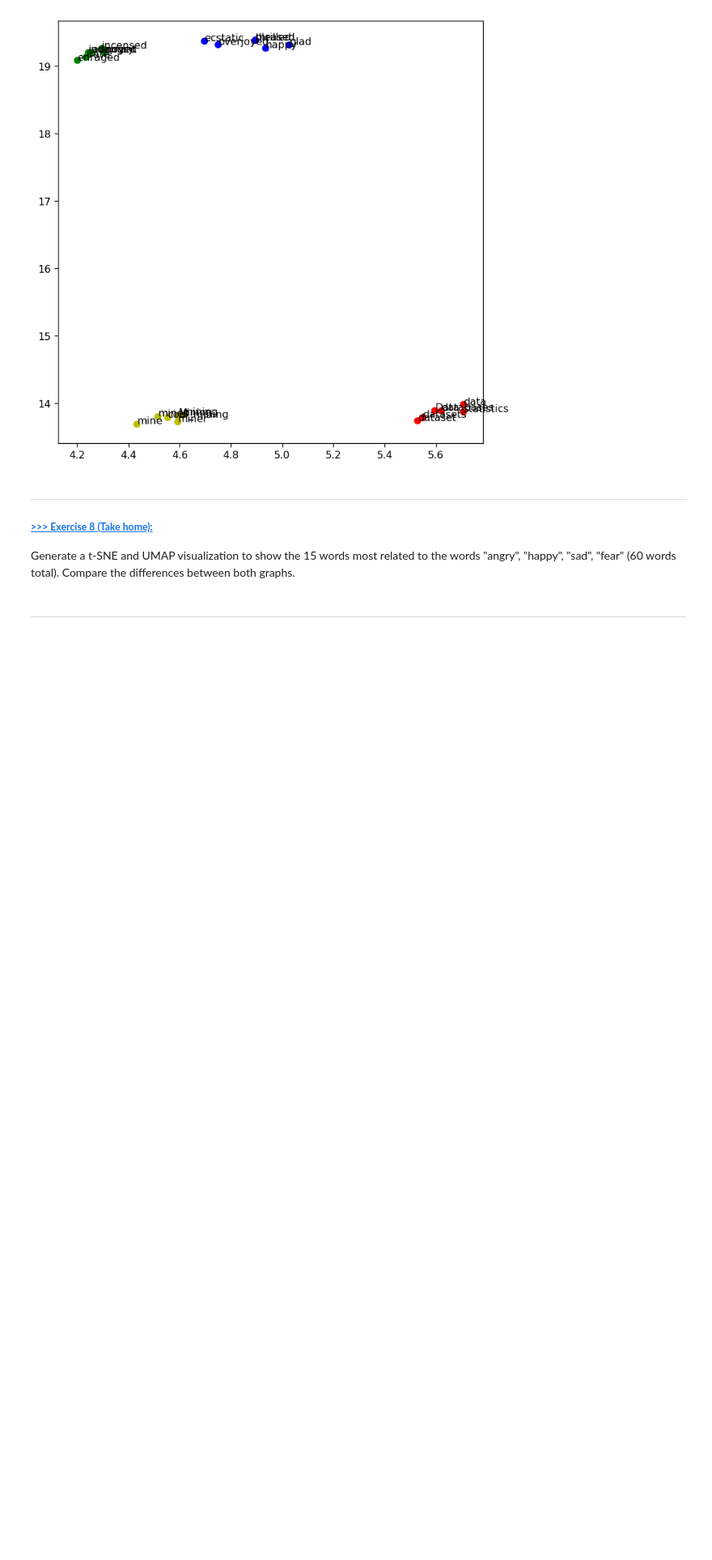
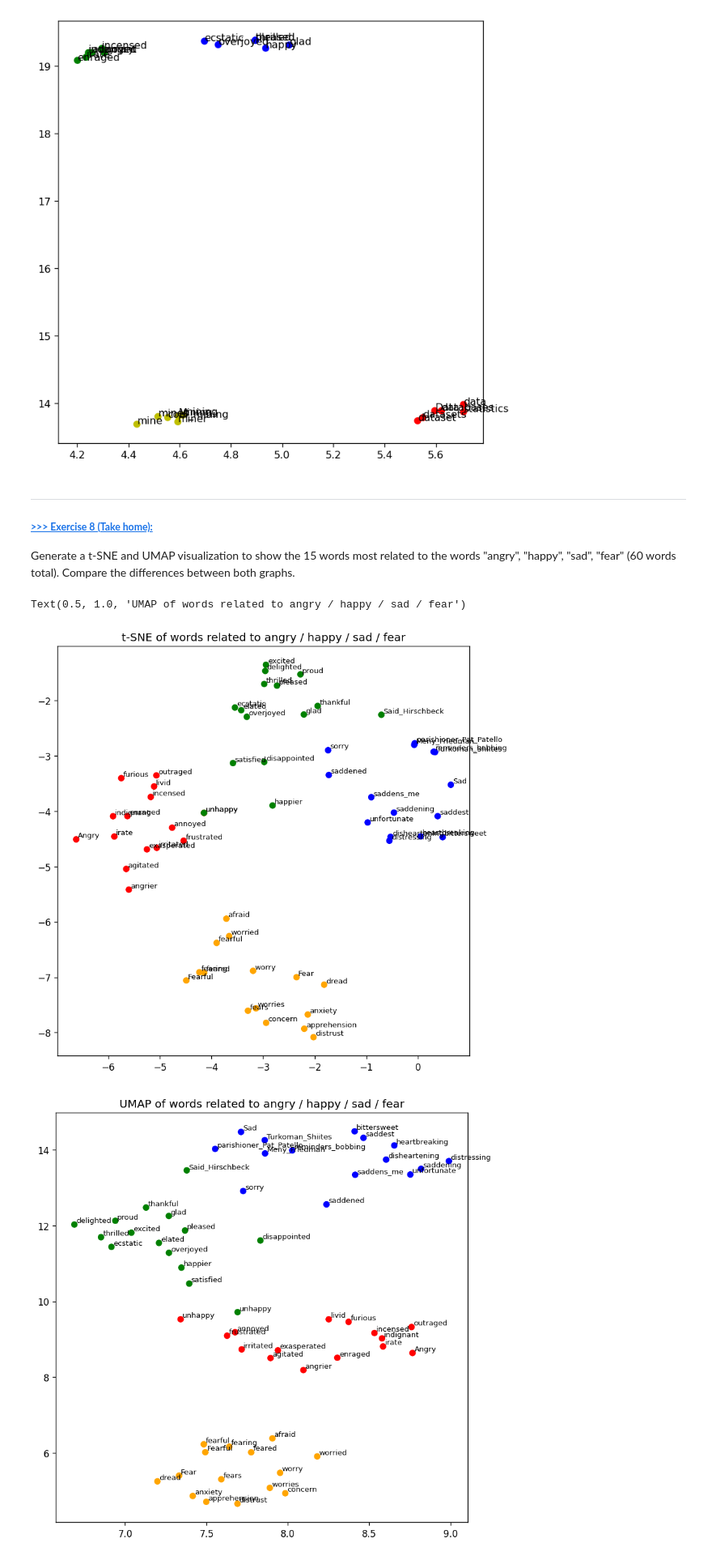
Before and after one commit to bbswei/DM2025-Lab2-Exercise, a Jupyter notebook: DM2025-Lab2-Master-Phase-1.ipynb, the cells around one changed output. Shown: that part at 81% size. Drawn from its saved outputs; the diff is of its cells as text; code cells hidden in the pictures; blank space fills up the shorter version.

```diff
--- a/DM2025-Lab2-Master-Phase-1.ipynb
+++ b/DM2025-Lab2-Master-Phase-1.ipynb
@@ -1320,2 +1389,38 @@ Generate a t-SNE and UMAP visualization to show the 15 words most related to the
-# %% [markdown]
----
+# %%
+seeds = ['angry','happy','sad','fear']
+topn = 15
+
+groups, target_words = [], []
+for s in seeds:
+    sims = [w for w, _ in model.most_similar(s, topn=topn)]
+    target_words.extend(sims)
+    groups.extend([s]*len(sims))
+
+color_map = {'angry':'r','happy':'g','sad':'b','fear':'orange'}
+colors = [color_map[g] for g in groups]
+
+X = model[target_words]
+
+# t-SNE
+tsne = TSNE(n_components=2, metric='cosine', random_state=28, perplexity=30)
+X_tsne = tsne.fit_transform(X)
+
+plt.figure(figsize=(8,8), dpi=120)
+plt.scatter(X_tsne[:,0], X_tsne[:,1], c=colors)
+for lbl, x, y in zip(target_words, X_tsne[:,0], X_tsne[:,1]):
+    plt.annotate(lbl, (x,y), xytext=(2,2), textcoords='offset points', fontsize=8)
+plt.title('t-SNE of words related to angry / happy / sad / fear')
+
+# UMAP
+um = umap.UMAP(n_components=2, metric='cosine', random_state=28, n_neighbors=15, min_dist=0.1)
+X_umap = um.fit_transform(X)
+
+plt.figure(figsize=(8,8), dpi=120)
+plt.scatter(X_umap[:,0], X_umap[:,1], c=colors)   # <-- FIXED HERE
+for lbl, x, y in zip(target_words, X_umap[:,0], X_umap[:,1]):
+    plt.annotate(lbl, (x,y), xytext=(2,2), textcoords='offset points', fontsize=8)
+plt.title('UMAP of words related to angry / happy / sad / fear')
+# %% [output]
+Text(0.5, 1.0, 'UMAP of words related to angry / happy / sad / fear')
+[figure, added]
+[figure, added]
```
Also changed, not shown: parts of 37 cells of this notebook.
